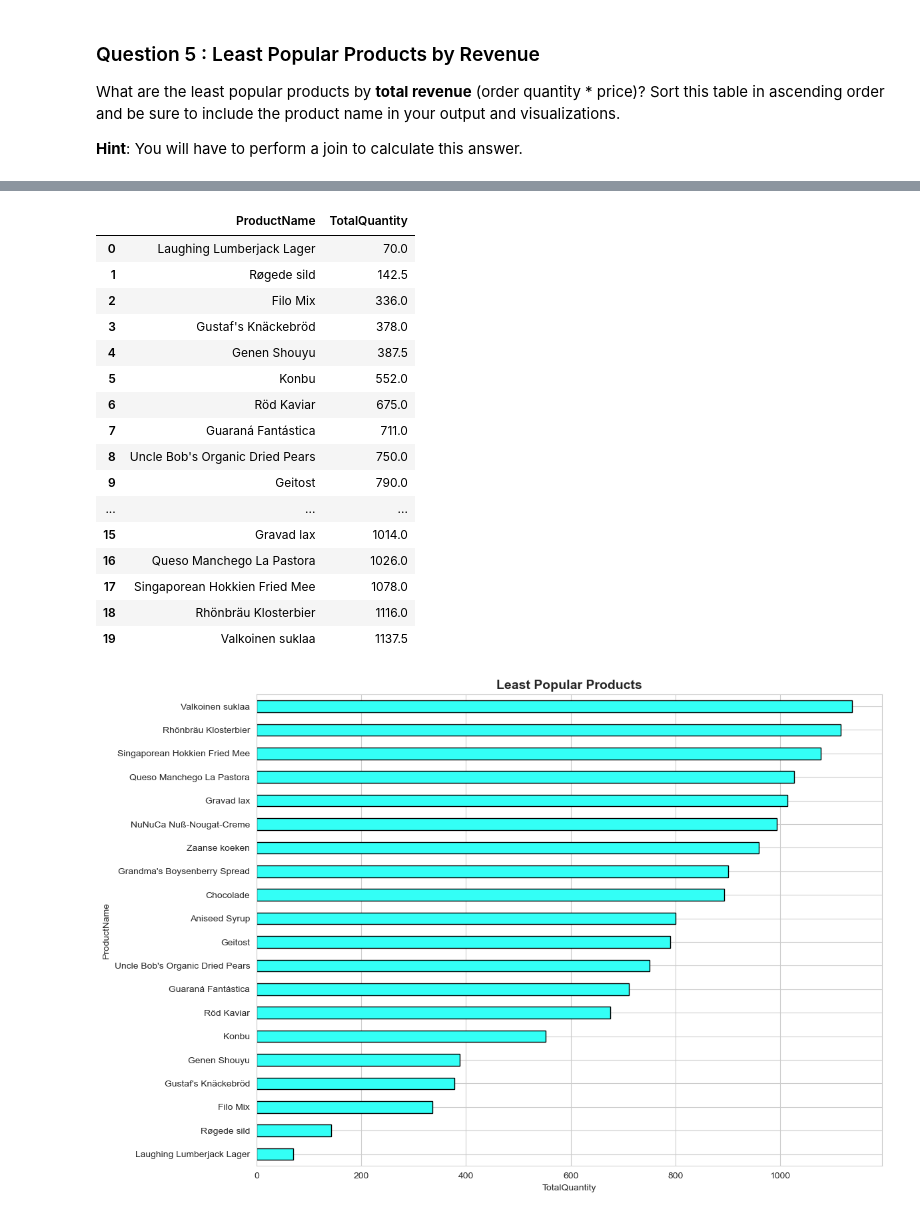
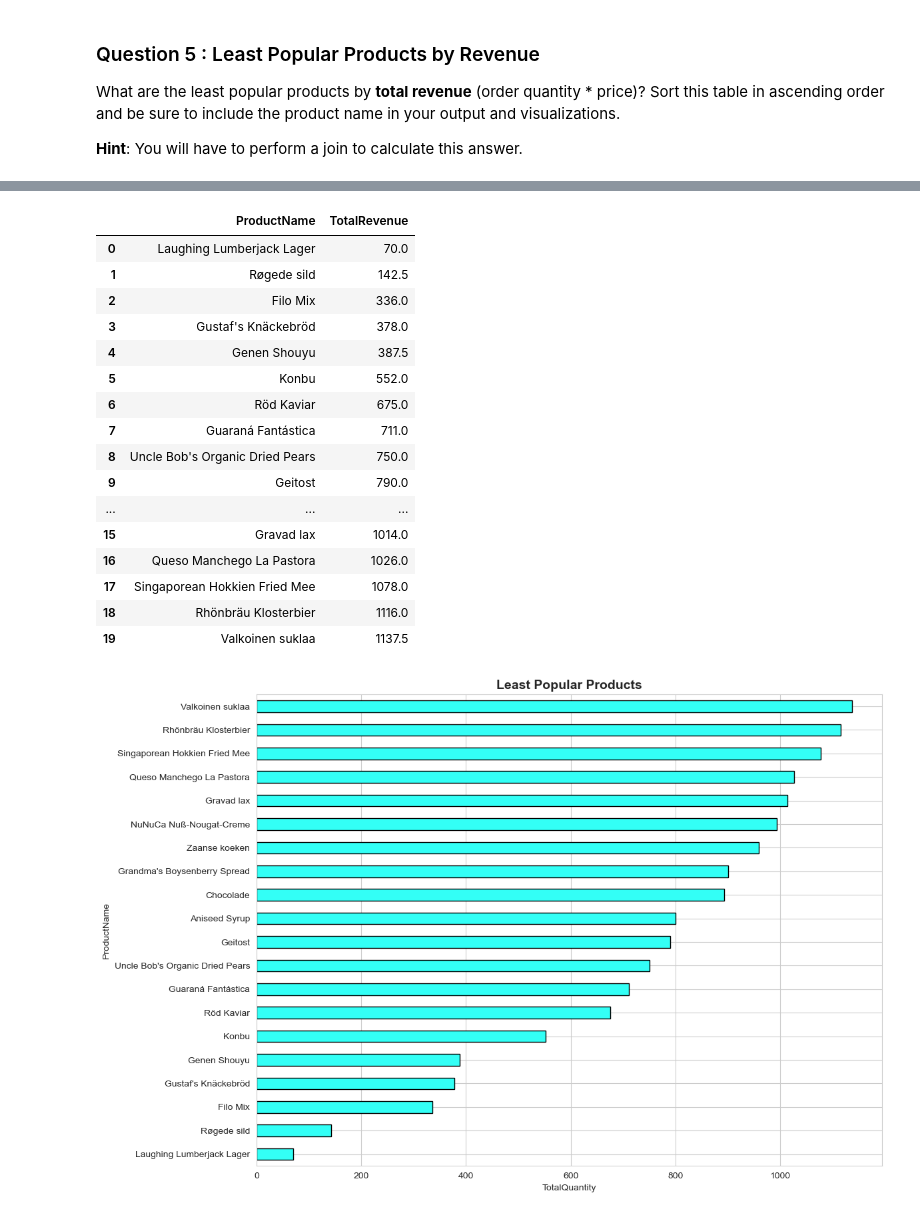
Before and after one commit to jesseniadia/Ad-Hoc-Data-Reporting, a Jupyter notebook: adhoc-sql (TLab 4)/adhoc_report.ipynb, the cells around one changed output, grey strips where cells are left out. Drawn from its saved outputs; the diff is of its cells as text; code cells hidden in the pictures.

```diff
--- a/adhoc-sql (TLab 4)/adhoc_report.ipynb
+++ b/adhoc-sql (TLab 4)/adhoc_report.ipynb
@@ -321,10 +321,10 @@ Least_Pop_By_Revenue
 # %%
 # TODO: Convert your list of tuples to a dataframe
 
-Least_Pop_By_Revenue_df = pd.DataFrame(Least_Pop_By_Revenue, columns=["ProductName", "TotalQuantity"])
+Least_Pop_By_Revenue_df = pd.DataFrame(Least_Pop_By_Revenue, columns=["ProductName", "TotalRevenue"])
 Least_Pop_By_Revenue_df
 # %% [output]
-|  | ProductName | TotalQuantity |
+|  | ProductName | TotalRevenue |
 | 0 | Laughing Lumberjack Lager | 70.0 |
 | 1 | Røgede sild | 142.5 |
 | 2 | Filo Mix | 336.0 |
```
Also changed, not shown: parts of 15 cells of this notebook.
